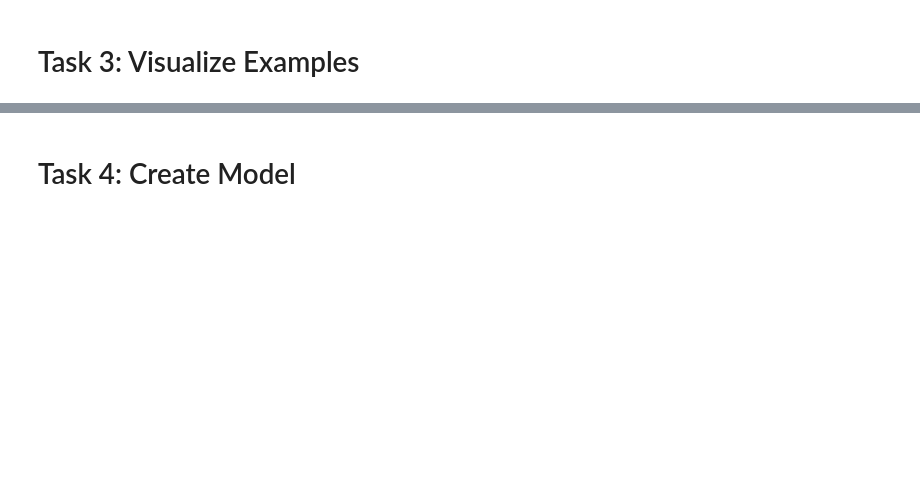
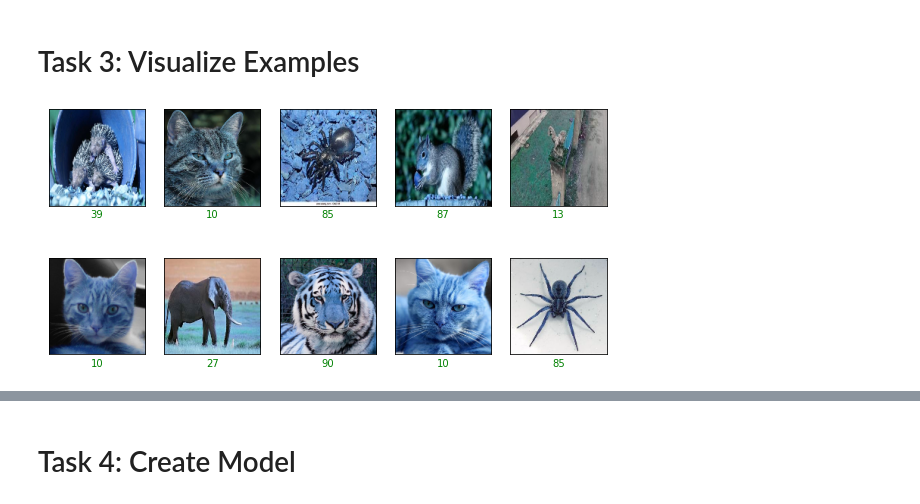
Before and after one commit to FarhanHazari/ML_image_search_engine, a Jupyter notebook: ML_image_search_engine_CNN.ipynb, the cells around one changed output, grey strips where cells are left out. Cells and saved outputs as stored; diff of their text form; code cells hidden in the pictures; blank space fills up the shorter version.

```diff
--- a/ML_image_search_engine_CNN.ipynb
+++ b/ML_image_search_engine_CNN.ipynb
@@ -181,25 +186,27 @@ print(x_test.shape, y_test.shape)
 # %% [markdown]
 # Task 3: Visualize Examples
 # %%
-class_names = ['aeroplane', 'car', 'bird']
+# class_names = ['aeroplane', 'car', 'bird']
 
 def show_random_examples(x, y, p):
     indices = np.random.choice(range(x.shape[0]), 10, replace=False)
 
     x = x[indices]
     y = y[indices]
     p = p[indices]
 
     plt.figure(figsize=(10, 5))
     for i in range(10):
         plt.subplot(2, 5, 1 + i)
         plt.imshow(x[i])
         plt.xticks([])
         plt.yticks([])
         col = 'green' if np.argmax(y[i]) == np.argmax(p[i]) else 'red'
         plt.xlabel(np.argmax(p[i]), color=col)
     plt.show()
 
 show_random_examples(x_train, y_train, y_train)
+# %% [output]
+[figure, added]
 # %%
 show_random_examples(x_test, y_test, y_test)
```
Also changed, not shown: parts of 7 cells of this notebook, 5 other files.
